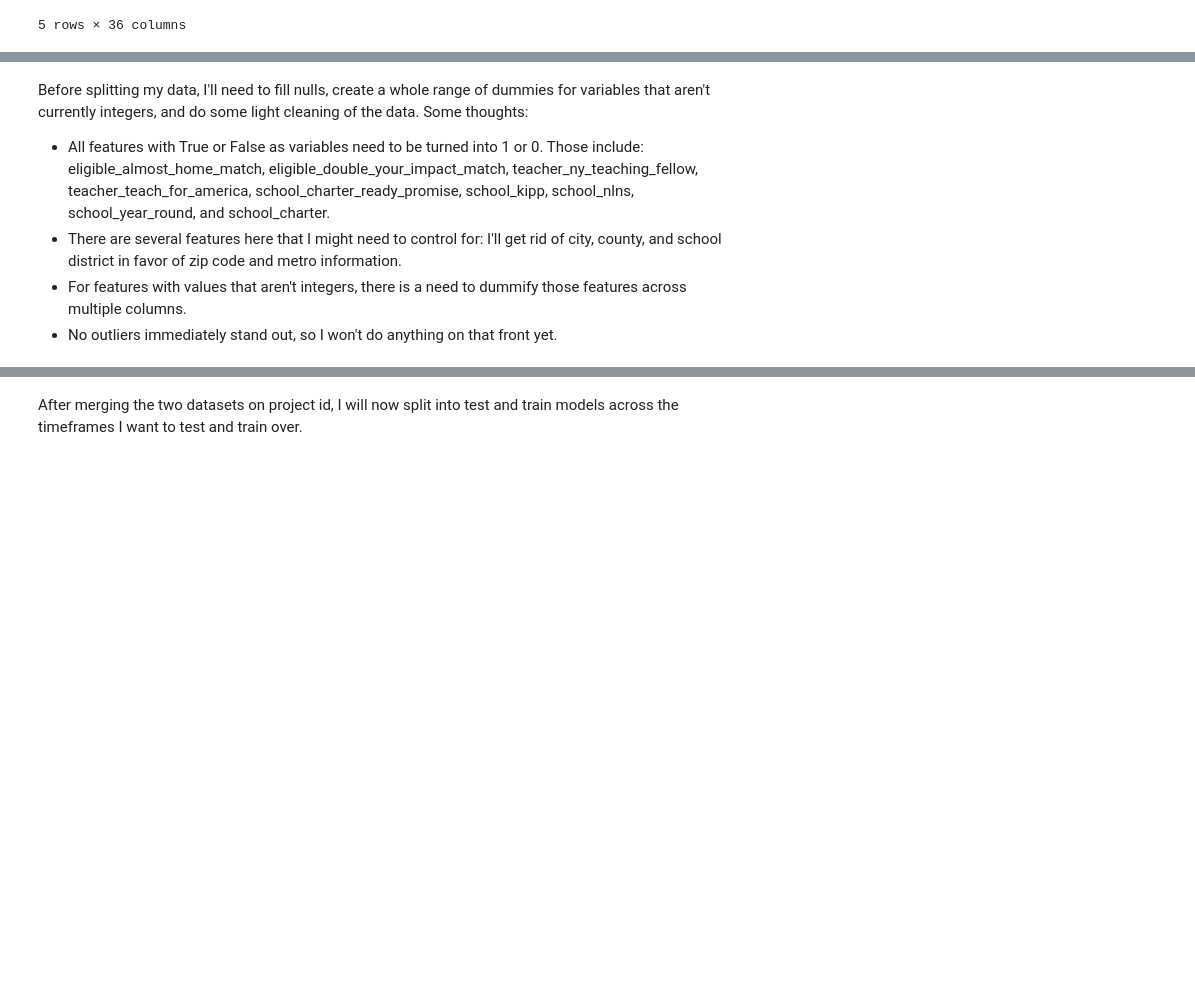
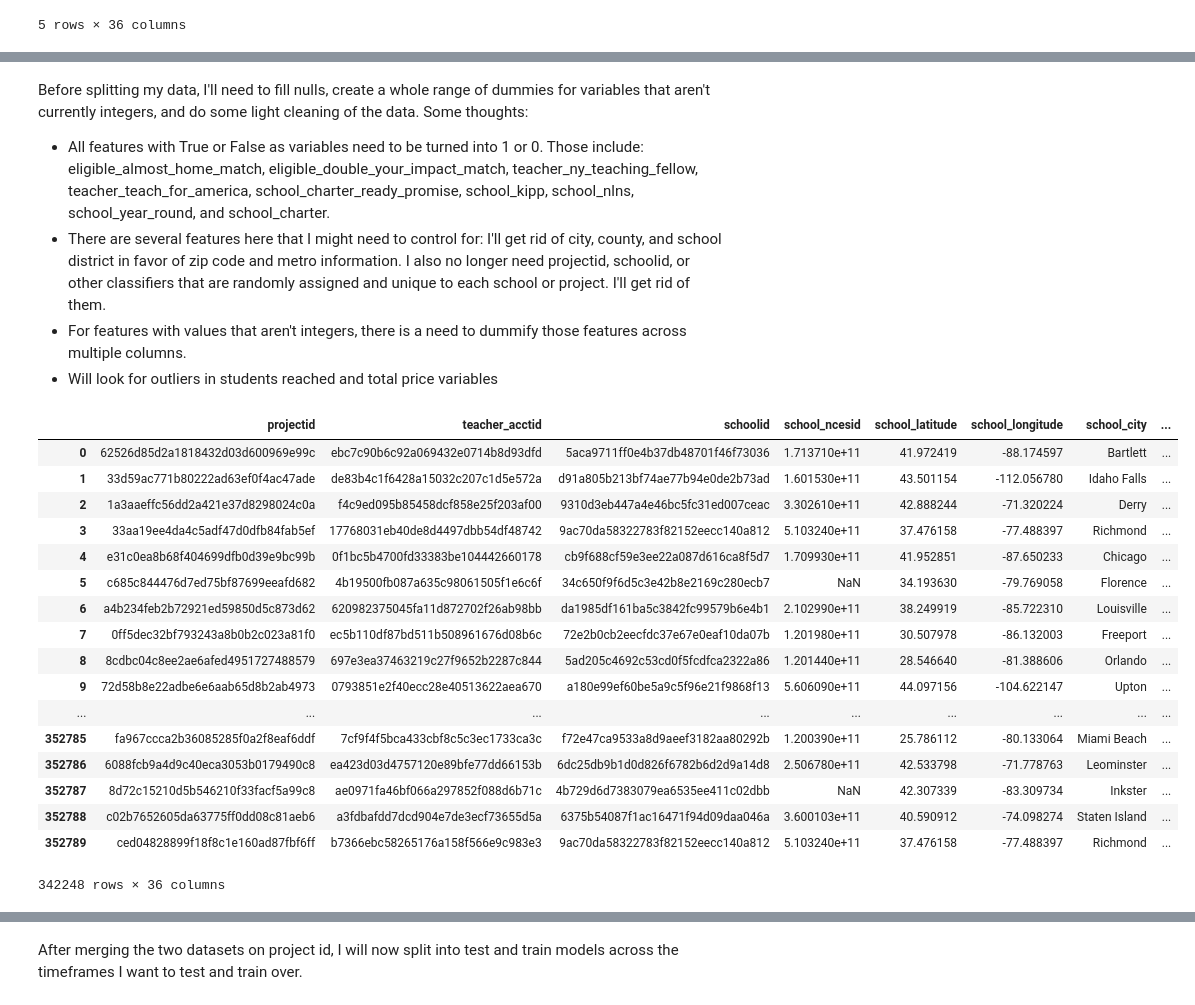
Before and after one commit to marioamz/Machine-Learning-Exploring, a Jupyter notebook: HW4/Data Exploration Pipeline Testing.ipynb, the cells around one changed output, grey strips where cells are left out. Saved outputs shown, nothing was run; the diff lists cells and outputs as text; code cells hidden in the pictures; blank space fills up the shorter version.

```diff
--- a/HW4/Data Exploration Pipeline Testing.ipynb
+++ b/HW4/Data Exploration Pipeline Testing.ipynb
@@ -110,6 +128,27 @@ Histograms of all columns
 Before splitting my data, I'll need to fill nulls, create a whole range of dummies for variables that aren't currently integers, and do some light cleaning of the data. Some thoughts:
 
 - All features with True or False as variables need to be turned into 1 or 0. Those include: eligible_almost_home_match, eligible_double_your_impact_match, teacher_ny_teaching_fellow, teacher_teach_for_america, school_charter_ready_promise, school_kipp, school_nlns, school_year_round, and school_charter.
-- There are several features here that I might need to control for: I'll get rid of city, county, and school district in favor of zip code and metro information.
+- There are several features here that I might need to control for: I'll get rid of city, county, and school district in favor of zip code and metro information. I also no longer need projectid, schoolid, or other classifiers that are randomly assigned and unique to each school or project. I'll get rid of them.
 - For features with values that aren't integers, there is a need to dummify those features across multiple columns.
-- No outliers immediately stand out, so I won't do anything on that front yet.
+- Will look for outliers in students reached and total price variables
+# %%
+de.remove_outliers(merged, 'students_reached')
+# %% [output]
+|  | projectid | teacher_acctid | schoolid | school_ncesid | school_latitude | school_longitude | school_city | ... |
+| 0 | 62526d85d2a1818432d03d600969e99c | ebc7c90b6c92a069432e0714b8d93dfd | 5aca9711ff0e4b37db48701f46f73036 | 1.713710e+11 | 41.972419 | -88.174597 | Bartlett | ... |
+| 1 | 33d59ac771b80222ad63ef0f4ac47ade | de83b4c1f6428a15032c207c1d5e572a | d91a805b213bf74ae77b94e0de2b73ad | 1.601530e+11 | 43.501154 | -112.056780 | Idaho Falls | ... |
+| 2 | 1a3aaeffc56dd2a421e37d8298024c0a | f4c9ed095b85458dcf858e25f203af00 | 9310d3eb447a4e46bc5fc31ed007ceac | 3.302610e+11 | 42.888244 | -71.320224 | Derry | ... |
+| 3 | 33aa19ee4da4c5adf47d0dfb84fab5ef | 17768031eb40de8d4497dbb54df48742 | 9ac70da58322783f82152eecc140a812 | 5.103240e+11 | 37.476158 | -77.488397 | Richmond | ... |
+| 4 | e31c0ea8b68f404699dfb0d39e9bc99b | 0f1bc5b4700fd33383be104442660178 | cb9f688cf59e3ee22a087d616ca8f5d7 | 1.709930e+11 | 41.952851 | -87.650233 | Chicago | ... |
+| 5 | c685c844476d7ed75bf87699eeafd682 | 4b19500fb087a635c98061505f1e6c6f | 34c650f9f6d5c3e42b8e2169c280ecb7 | NaN | 34.193630 | -79.769058 | Florence | ... |
+| 6 | a4b234feb2b72921ed59850d5c873d62 | 620982375045fa11d872702f26ab98bb | da1985df161ba5c3842fc99579b6e4b1 | 2.102990e+11 | 38.249919 | -85.722310 | Louisville | ... |
+| 7 | 0ff5dec32bf793243a8b0b2c023a81f0 | ec5b110df87bd511b508961676d08b6c | 72e2b0cb2eecfdc37e67e0eaf10da07b | 1.201980e+11 | 30.507978 | -86.132003 | Freeport | ... |
+| 8 | 8cdbc04c8ee2ae6afed4951727488579 | 697e3ea37463219c27f9652b2287c844 | 5ad205c4692c53cd0f5fcdfca2322a86 | 1.201440e+11 | 28.546640 | -81.388606 | Orlando | ... |
+| 9 | 72d58b8e22adbe6e6aab65d8b2ab4973 | 0793851e2f40ecc28e40513622aea670 | a180e99ef60be5a9c5f96e21f9868f13 | 5.606090e+11 | 44.097156 | -104.622147 | Upton | ... |
+| ... | ... | ... | ... | ... | ... | ... | ... | ... |
+| 352785 | fa967ccca2b36085285f0a2f8eaf6ddf | 7cf9f4f5bca433cbf8c5c3ec1733ca3c | f72e47ca9533a8d9aeef3182aa80292b | 1.200390e+11 | 25.786112 | -80.133064 | Miami Beach | ... |
+| 352786 | 6088fcb9a4d9c40eca3053b0179490c8 | ea423d03d4757120e89bfe77dd66153b | 6dc25db9b1d0d826f6782b6d2d9a14d8 | 2.506780e+11 | 42.533798 | -71.778763 | Leominster | ... |
+| 352787 | 8d72c15210d5b546210f33facf5a99c8 | ae0971fa46bf066a297852f088d6b71c | 4b729d6d7383079ea6535ee411c02dbb | NaN | 42.307339 | -83.309734 | Inkster | ... |
+| 352788 | c02b7652605da63775ff0dd08c81aeb6 | a3fdbafdd7dcd904e7de3ecf73655d5a | 6375b54087f1ac16471f94d09daa046a | 3.600103e+11 | 40.590912 | -74.098274 | Staten Island | ... |
+| 352789 | ced04828899f18f8c1e160ad87fbf6ff | b7366ebc58265176a158f566e9c983e3 | 9ac70da58322783f82152eecc140a812 | 5.103240e+11 | 37.476158 | -77.488397 | Richmond | ... |
+342248 rows × 36 columns
```
Also changed, not shown: parts of 22 cells of this notebook, 2 other files.
